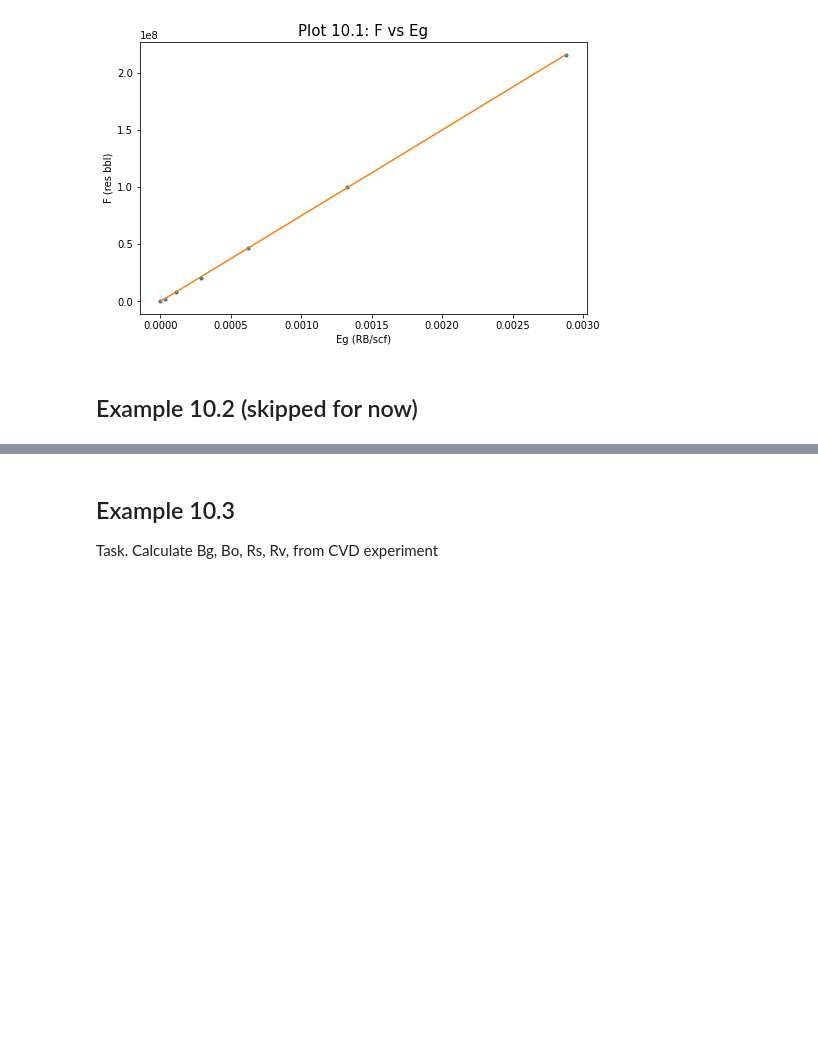
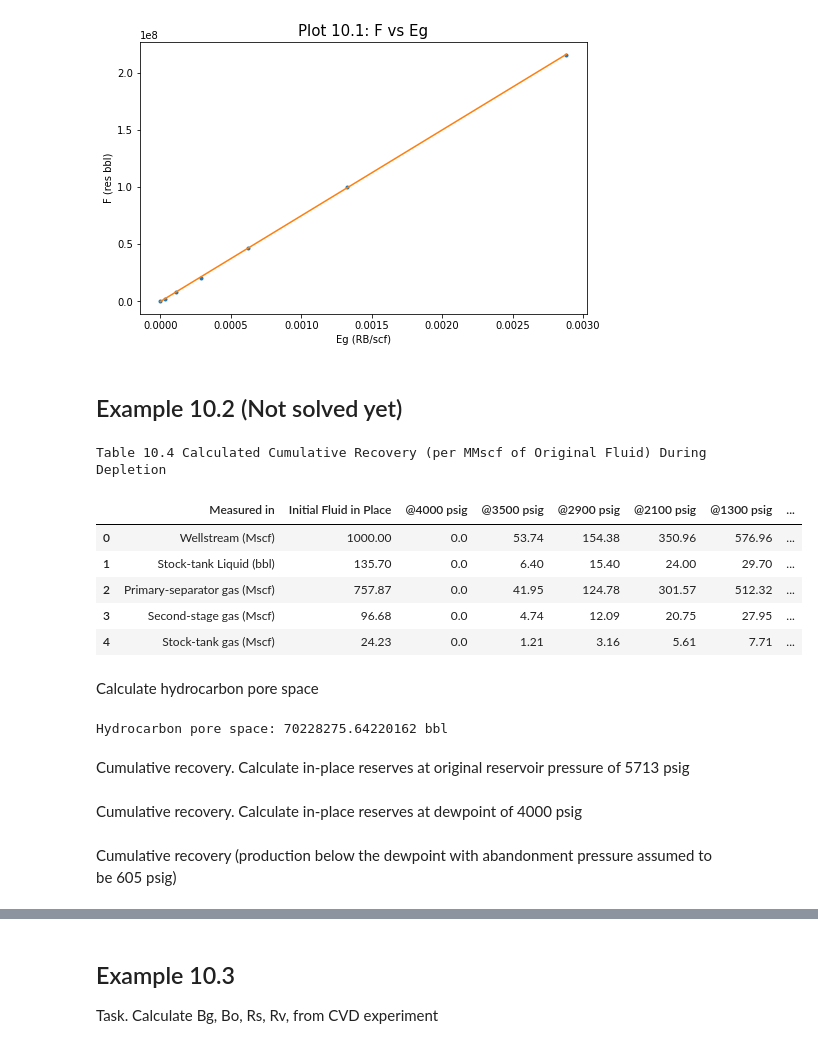
Before and after one commit to yohanesnuwara/reservoir-engineering, a Jupyter notebook: Unit 10 Gas-Condensate Reservoirs/notebook/10_examples.ipynb, the cells around one changed output, grey strips where cells are left out. Cells and saved outputs as stored; diff of their text form; code cells hidden in the pictures; blank space fills up the shorter version.

```diff
--- a/Unit 10 Gas-Condensate Reservoirs/notebook/10_examples.ipynb
+++ b/Unit 10 Gas-Condensate Reservoirs/notebook/10_examples.ipynb
@@ -206,4 +200,60 @@ Initial volatile oil-gas ratio: 0.000148 STB/scf
 Calculated Original Condensate in Place: 11.097105736589008 MMSTB
 [figure]
 # %% [markdown]
-## Example 10.2 (skipped for now)
+## Example 10.2 (Not solved yet)
+# %%
+# knowns
+pi = 5713 # initial pressure, psig
+Pd = 4000 # dewpoint pressure, psig
+temp = 186 # temperature at which CVD study was done, fahrenheit
+zi = 1.107 # gas compressibility factor at 186 F
+area = 113149 # reservoir productive area, acre
+poro = 0.1 # porosity
+h = 10 # thickness, ft
+swi = 0.2 # initial water saturation
+
+# data Table 10.4
+measured_in = np.array(['Wellstream (Mscf)', 'Stock-tank Liquid (bbl)',
+                        'Primary-separator gas (Mscf)', 'Second-stage gas (Mscf)',
+                        'Stock-tank gas (Mscf)'])
+ifip = np.array([1000, 135.7, 757.87, 96.68, 24.23]) # initial fluid in place
+p4000 = np.zeros(5) # measured in 4000 psig (dewpoint)
+p3500 = np.array([53.74, 6.4, 41.95, 4.74, 1.21])
+p2900 = np.array([154.38, 15.4, 124.78, 12.09, 3.16])
+p2100 = np.array([350.96, 24, 301.57, 20.75, 5.61])
+p1300 = np.array([576.96, 29.7, 512.32, 27.95, 7.71])
+p605 = np.array([767.87, 35.1, 685.02, 37.79, 10.4])
+p0 = np.array([935.15, np.nan, np.nan, np.nan, np.nan])
+print('Table 10.4 Calculated Cumulative Recovery (per MMscf of Original Fluid) During Depletion')
+data = pd.DataFrame({'Measured in': measured_in, 'Initial Fluid in Place': ifip, '@4000 psig': p4000, '@3500 psig': p3500, '@2900 psig': p2900, '@2100 psig': p2100, '@1300 psig': p1300, '@605 psig': p605, '@0 psig': p0})
+data
+# %% [output]
+Table 10.4 Calculated Cumulative Recovery (per MMscf of Original Fluid) During Depletion
+|  | Measured in | Initial Fluid in Place | @4000 psig | @3500 psig | @2900 psig | @2100 psig | @1300 psig | ... |
+| 0 | Wellstream (Mscf) | 1000.00 | 0.0 | 53.74 | 154.38 | 350.96 | 576.96 | ... |
+| 1 | Stock-tank Liquid (bbl) | 135.70 | 0.0 | 6.40 | 15.40 | 24.00 | 29.70 | ... |
+| 2 | Primary-separator gas (Mscf) | 757.87 | 0.0 | 41.95 | 124.78 | 301.57 | 512.32 | ... |
+| 3 | Second-stage gas (Mscf) | 96.68 | 0.0 | 4.74 | 12.09 | 20.75 | 27.95 | ... |
+| 4 | Stock-tank gas (Mscf) | 24.23 | 0.0 | 1.21 | 3.16 | 5.61 | 7.71 | ... |
+# %% [markdown]
+Calculate hydrocarbon pore space
+# %%
+import sys
+sys.path.append('/content/reservoir-engineering/Unit 2 Review of Rock and Fluid Properties/functions')
+from gasfvf import *
+
+temp = temp + 460 # fahrenheit to rankine
+Bgi = gasfvf(zi, temp, pi) # result in ft3/scf
+Bgi = ((1 / 43560) / 0.178108) # convert to acre-ft/bbl
+
+" calculate hydrocarbon pore space "
+Gfgi = (area * poro * (1 - swi)) / Bgi
+print('Hydrocarbon pore space:', Gfgi, 'bbl')
+# %% [output]
+Hydrocarbon pore space: 70228275.64220162 bbl
+# %% [markdown]
+Cumulative recovery. Calculate in-place reserves at original reservoir pressure of 5713 psig
+# %% [markdown]
+Cumulative recovery. Calculate in-place reserves at dewpoint of 4000 psig
+# %% [markdown]
+Cumulative recovery (production below the dewpoint with abandonment pressure assumed to be 605 psig)
```
Also changed, not shown: parts of 4 cells of this notebook.
